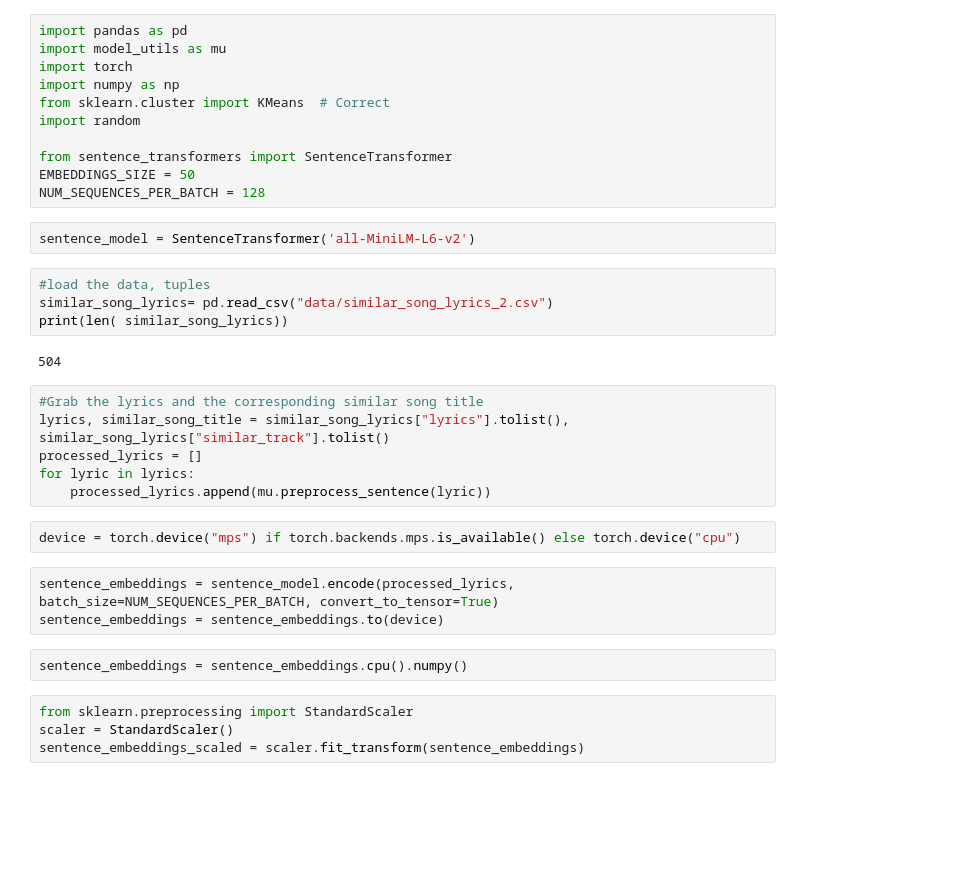
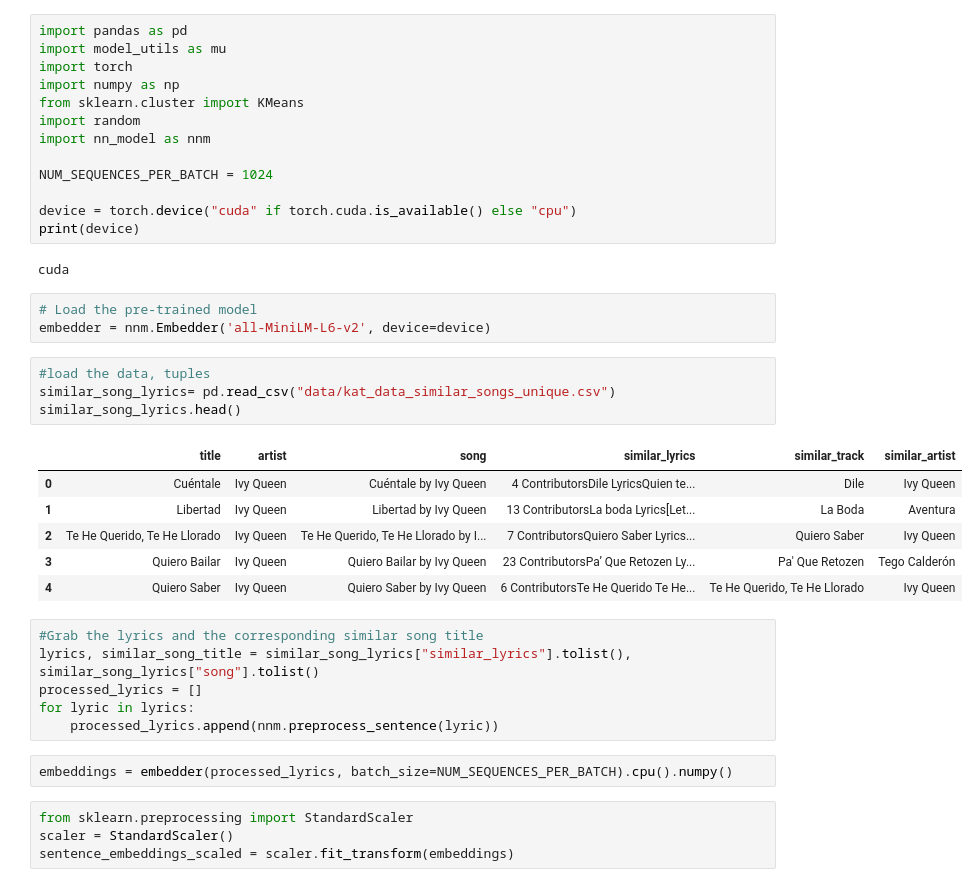
Before and after one commit to kathyaristi/NLP_Final, a Jupyter notebook: k_means_setup.ipynb, the cells around one changed output. Cells and saved outputs as stored; diff of their text form; blank space fills up the shorter version.

```diff
--- a/k_means_setup.ipynb
+++ b/k_means_setup.ipynb
@@ -3,35 +3,40 @@ import pandas as pd
 import model_utils as mu
 import torch
 import numpy as np
-from sklearn.cluster import KMeans  # Correct
+from sklearn.cluster import KMeans
 import random
+import nn_model as nnm
 
-from sentence_transformers import SentenceTransformer
-EMBEDDINGS_SIZE = 50
-NUM_SEQUENCES_PER_BATCH = 128
+NUM_SEQUENCES_PER_BATCH = 1024
+
+device = torch.device("cuda" if torch.cuda.is_available() else "cpu")
+print(device)
+# %% [output]
+cuda
 # %%
-sentence_model = SentenceTransformer('all-MiniLM-L6-v2')
+# Load the pre-trained model
+embedder = nnm.Embedder('all-MiniLM-L6-v2', device=device)
 # %%
 #load the data, tuples
-similar_song_lyrics= pd.read_csv("data/similar_song_lyrics_2.csv")
-print(len( similar_song_lyrics))
+similar_song_lyrics= pd.read_csv("data/kat_data_similar_songs_unique.csv")
+similar_song_lyrics.head()
 # %% [output]
-504
+|  | title | artist | song | similar_lyrics | similar_track | similar_artist |
+| 0 | Cuéntale | Ivy Queen | Cuéntale by Ivy Queen | 4 ContributorsDile LyricsQuien te... | Dile | Ivy Queen |
+| 1 | Libertad | Ivy Queen | Libertad by Ivy Queen | 13 ContributorsLa boda Lyrics[Let... | La Boda | Aventura |
+| 2 | Te He Querido, Te He Llorado | Ivy Queen | Te He Querido, Te He Llorado by I... | 7 ContributorsQuiero Saber Lyrics... | Quiero Saber | Ivy Queen |
+| 3 | Quiero Bailar | Ivy Queen | Quiero Bailar by Ivy Queen | 23 ContributorsPa’ Que Retozen Ly... | Pa' Que Retozen | Tego Calderón |
+| 4 | Quiero Saber | Ivy Queen | Quiero Saber by Ivy Queen | 6 ContributorsTe He Querido Te He... | Te He Querido, Te He Llorado | Ivy Queen |
 # %%
 #Grab the lyrics and the corresponding similar song title
-lyrics, similar_song_title = similar_song_lyrics["lyrics"].tolist(), similar_song_lyrics["similar_track"].tolist()
+lyrics, similar_song_title = similar_song_lyrics["similar_lyrics"].tolist(), similar_song_lyrics["song"].tolist()
 processed_lyrics = []
 for lyric in lyrics:
-    processed_lyrics.append(mu.preprocess_sentence(lyric))
+    processed_lyrics.append(nnm.preprocess_sentence(lyric))
-# %%
-device = torch.device("mps") if torch.backends.mps.is_available() else torch.device("cpu")
 # %%
-sentence_embeddings = sentence_model.encode(processed_lyrics, batch_size=NUM_SEQUENCES_PER_BATCH, convert_to_tensor=True)
-sentence_embeddings = sentence_embeddings.to(device)
+embeddings = embedder(processed_lyrics, batch_size=NUM_SEQUENCES_PER_BATCH).cpu().numpy()
-# %%
-sentence_embeddings = sentence_embeddings.cpu().numpy()
 # %%
 from sklearn.preprocessing import StandardScaler
 scaler = StandardScaler()
-sentence_embeddings_scaled = scaler.fit_transform(sentence_embeddings)
+sentence_embeddings_scaled = scaler.fit_transform(embeddings)
 # %%
```
Also changed, not shown: parts of 14 cells of this notebook.
